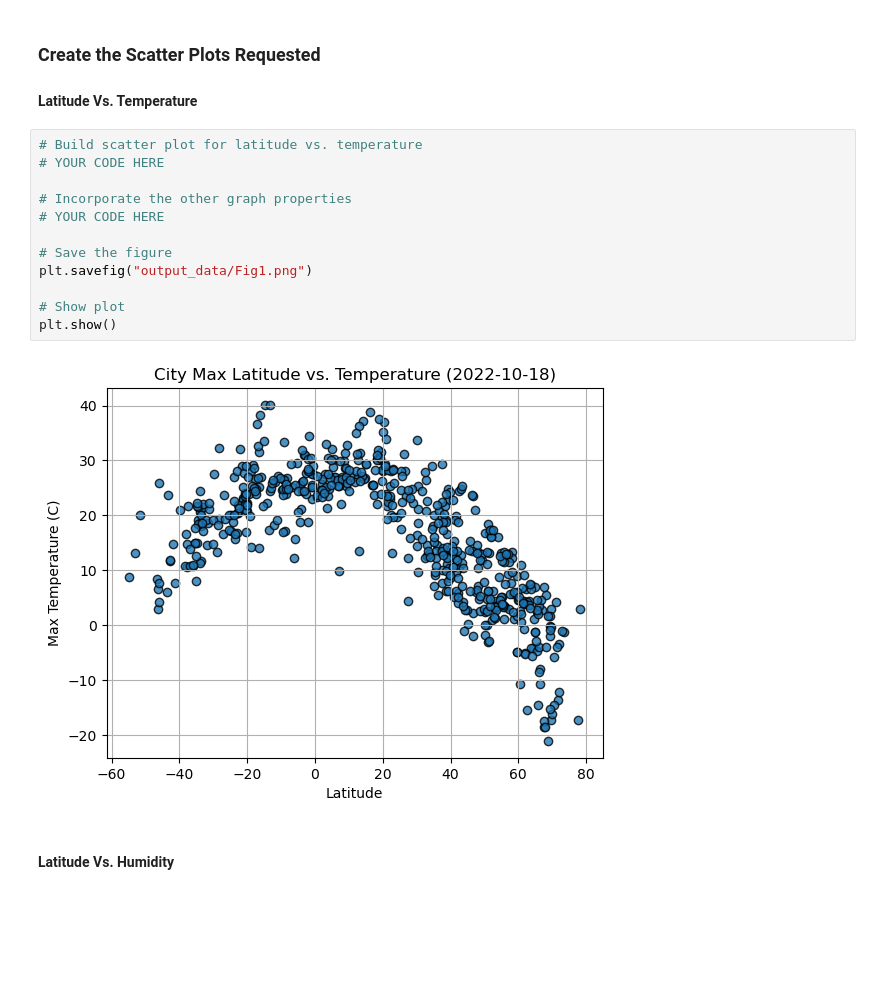
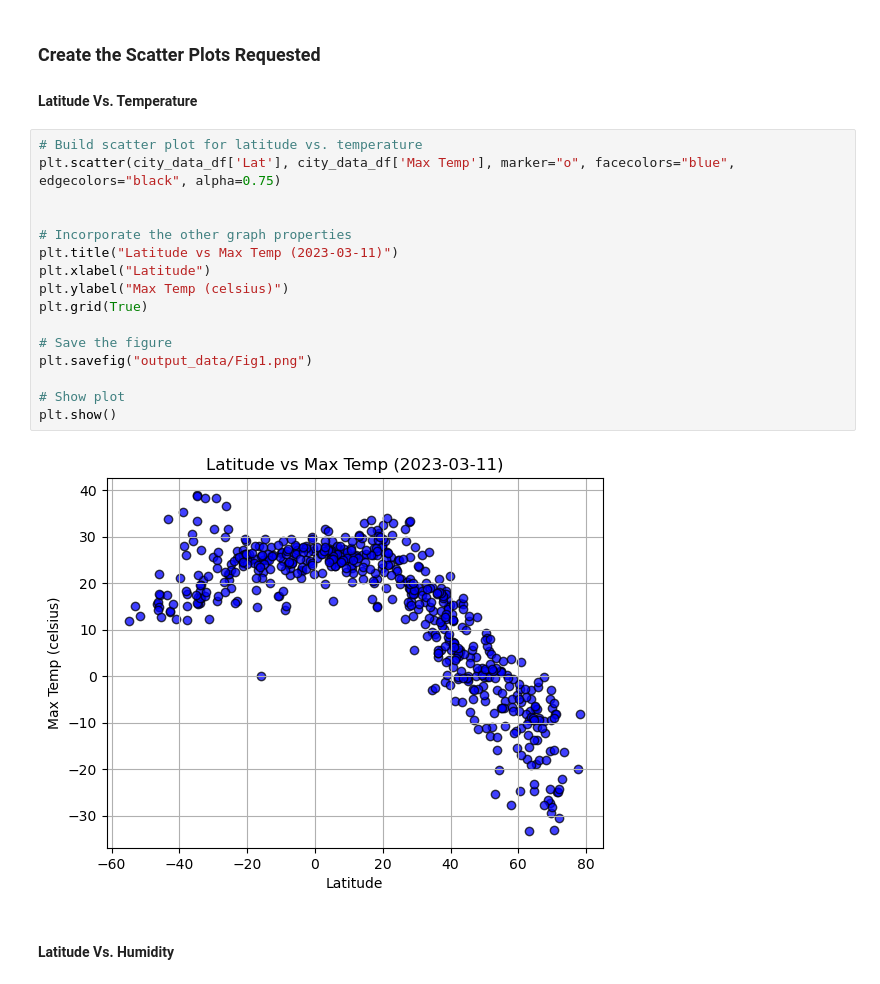
Before and after one commit to adampaganini/WeatherPy, a Jupyter notebook: WeatherPy.ipynb, the cells around one changed output. Saved outputs shown, nothing was run; the diff lists cells and outputs as text; blank space fills up the shorter version.

```diff
--- a/WeatherPy.ipynb
+++ b/WeatherPy.ipynb
@@ -224,18 +224,22 @@ city_data_df.head()
 #### Latitude Vs. Temperature
 # %%
 # Build scatter plot for latitude vs. temperature
-# YOUR CODE HERE
+plt.scatter(city_data_df['Lat'], city_data_df['Max Temp'], marker="o", facecolors="blue", edgecolors="black", alpha=0.75)
+
 
 # Incorporate the other graph properties
-# YOUR CODE HERE
+plt.title("Latitude vs Max Temp (2023-03-11)")
+plt.xlabel("Latitude")
+plt.ylabel("Max Temp (celsius)")
+plt.grid(True)
 
 # Save the figure
 plt.savefig("output_data/Fig1.png")
 
 # Show plot
 plt.show()
 # %% [output]
-[figure, old version]
+[figure, new version]
 # %% [markdown]
 #### Latitude Vs. Humidity
 # %%
```
Also changed, not shown: parts of 10 cells of this notebook, 6 other files.
